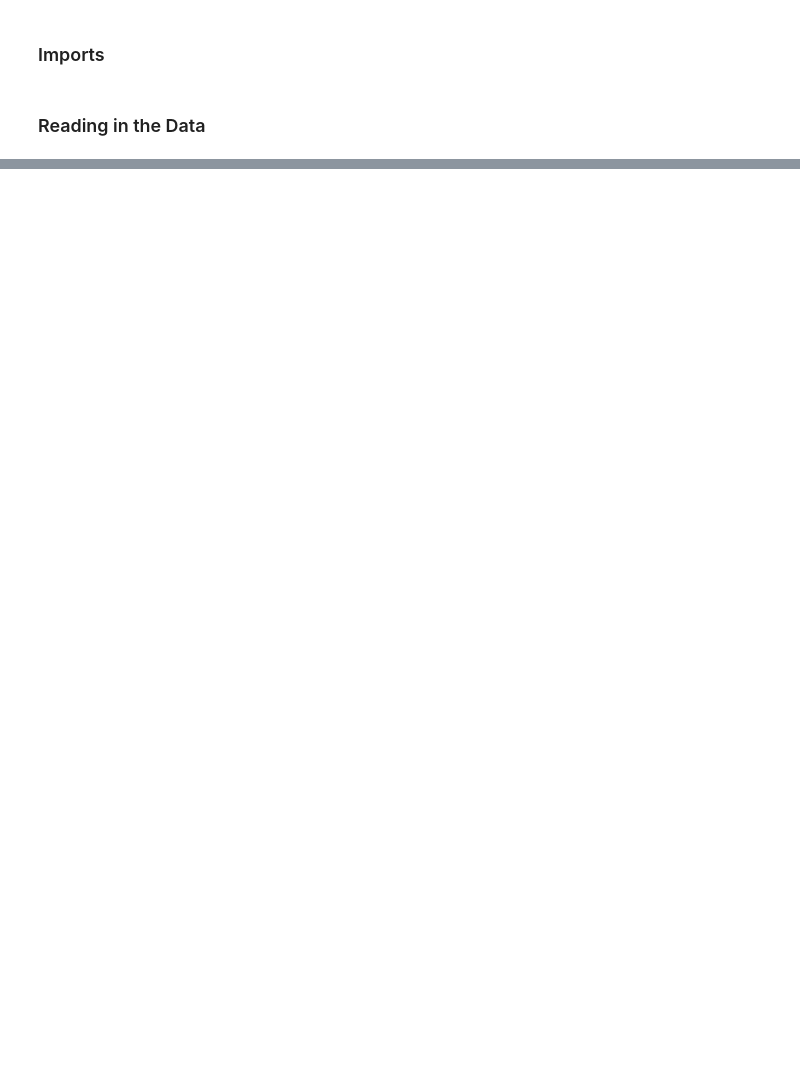
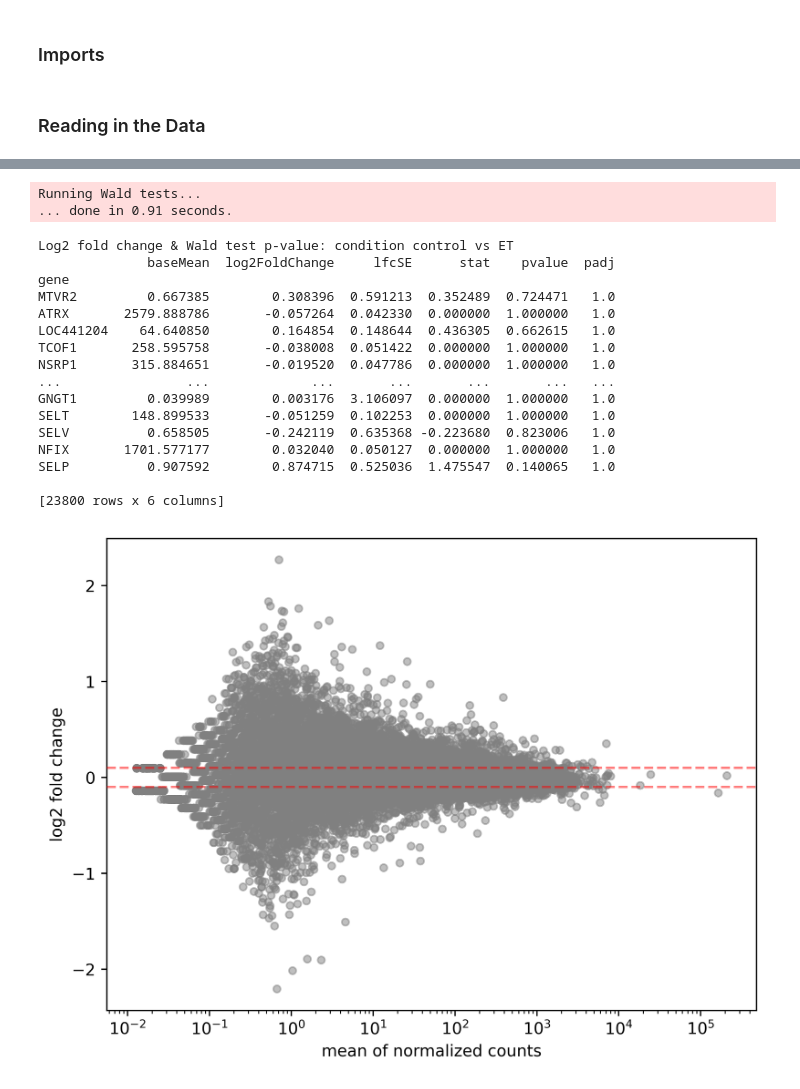
Before and after one commit to reformist/CUBS_Fall_2025_Workshop, a Jupyter notebook: tutorial.ipynb, the cells around one changed output, grey strips where cells are left out. Cells and saved outputs as stored; diff of their text form; code cells hidden in the pictures; blank space fills up the shorter version.

```diff
--- a/tutorial.ipynb
+++ b/tutorial.ipynb
@@ -7,0 +81,10 @@ import numpy as np
+# %%
+df = pd.DataFrame({
+    'patient_id': control_patient_ids + et_patient_ids,
+    'condition' : ['control'] * len(control_patient_ids) + ['ET'] * len(et_patient_ids)
+})
+
+df = df.set_index('patient_id')
+# %%
+df_2 = df_2[~df_2.index.duplicated(keep='first')]
+df_2
@@ -7,0 +106,9 @@ import numpy as np
+# %%
+inference = DefaultInference(n_cpus=8)
+dds = DeseqDataSet(
+    counts=df_2.transpose(),
+    metadata=df,
+    refit_cooks=True,
+    inference=inference,
+    # n_cpus=8, # n_cpus can be specified here or in the inference object
+)
@@ -7,0 +142,2 @@ import numpy as np
+# %%
+ds = DeseqStats(dds, contrast=["condition", "control", "ET"], inference=inference)
@@ -7,0 +165,24 @@ import numpy as np
+# %%
+ds.summary(lfc_null=0.1, alt_hypothesis="greaterAbs")
+# uses a statistical model to compare conditions with log2(a/b)
+ds.plot_MA(s=20)
+# %% [output]
+Running Wald tests...
+... done in 0.91 seconds.
+Log2 fold change & Wald test p-value: condition control vs ET
+              baseMean  log2FoldChange     lfcSE      stat    pvalue  padj
+gene
+MTVR2         0.667385        0.308396  0.591213  0.352489  0.724471   1.0
+ATRX       2579.888786       -0.057264  0.042330  0.000000  1.000000   1.0
+LOC441204    64.640850        0.164854  0.148644  0.436305  0.662615   1.0
+TCOF1       258.595758       -0.038008  0.051422  0.000000  1.000000   1.0
+NSRP1       315.884651       -0.019520  0.047786  0.000000  1.000000   1.0
+...                ...             ...       ...       ...       ...   ...
+GNGT1         0.039989        0.003176  3.106097  0.000000  1.000000   1.0
+SELT        148.899533       -0.051259  0.102253  0.000000  1.000000   1.0
+SELV          0.658505       -0.242119  0.635368 -0.223680  0.823006   1.0
+NFIX       1701.577177        0.032040  0.050127  0.000000  1.000000   1.0
+SELP          0.907592        0.874715  0.525036  1.475547  0.140065   1.0
+
+[23800 rows x 6 columns]
+[figure, added]
```
Also changed, not shown: parts of 35 cells of this notebook.
